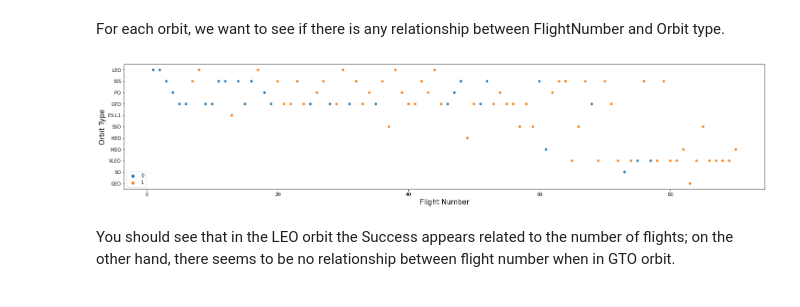
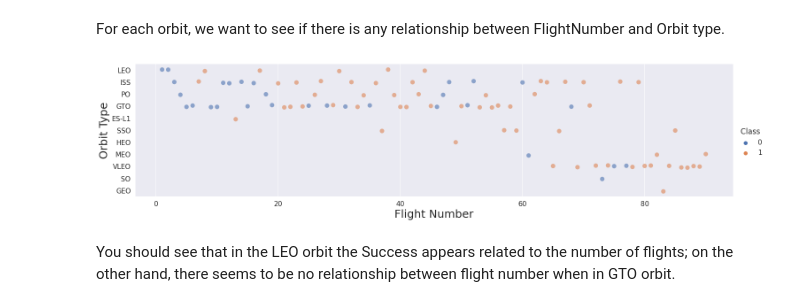
Before and after one commit to Protospi/IBM-dataScience-capstoneProj, a Jupyter notebook: jupyter-labs-eda-dataviz.ipynb, the cells around one changed output. Saved outputs shown, nothing was run; the diff lists cells and outputs as text; code cells hidden in the pictures.

```diff
--- a/jupyter-labs-eda-dataviz.ipynb
+++ b/jupyter-labs-eda-dataviz.ipynb
@@ -84,8 +84,9 @@ Next, let's drill down to each site visualize its detailed launch records.
 Use the function <code>catplot</code> to plot <code>FlightNumber</code> vs <code>LaunchSite</code>, set the  parameter <code>x</code>  parameter to <code>FlightNumber</code>,set the  <code>y</code> to <code>Launch Site</code> and set the parameter <code>hue</code> to <code>'class'</code>
 # %%
 # Plot a scatter point chart with x axis to be Flight Number and y axis to be the launch site, and hue to be the class value
-sns.catplot(y="LaunchSite", x="FlightNumber", hue="Class", data=df, aspect = 5)
-plt.xlabel("Flight Number",fontsize=15)
-plt.ylabel("Launch Site",fontsize=15)
+sns.set(font_scale = 1.4)
+sns.catplot(y="LaunchSite", x="FlightNumber", hue="Class", data=df, aspect = 4, s = 10)
+plt.xlabel("Flight Number",fontsize=25)
+plt.ylabel("Launch Site",fontsize=25)
 plt.show()
 # %% [output]
@@ -98,11 +99,9 @@ Now try to explain the patterns you found in the Flight Number vs. Launch Site s
 We also want to observe if there is any relationship between launch sites and their payload mass.
 # %%
 # Plot a scatter point chart with x axis to be Pay Load Mass (kg) and y axis to be the launch site, and hue to be the class value
-fig = plt.gcf()
-fig.set_size_inches(25, 5)
-sns.scatterplot(x="PayloadMass", y="LaunchSite", hue="Class", data=df, alpha = 0.8)
-plt.xlabel("Payload Mass (KG)",fontsize=15)
-plt.ylabel("Lauch Site",fontsize=15)
-plt.legend(loc='center right')
+sns.set(font_scale = 1.4)
+sns.catplot(x="PayloadMass", y="LaunchSite", hue="Class", data=df, aspect = 4, s = 10, alpha = 0.6)
+plt.xlabel("Payload Mass (KG)",fontsize=25)
+plt.ylabel("Lauch Site",fontsize=25)
 plt.show()
 # %% [output]
@@ -124,13 +123,14 @@ Next, we want to visually check if there are any relationship between success ra
 Let's create a `bar chart` for the sucess rate of each orbit
 # %%
 # HINT use groupby method on Orbit column and get the mean of Class column
+sns.set(font_scale = 1.4)
 fig = plt.gcf()
 fig.set_size_inches(20, 5)
 df_g = df.groupby('Orbit')['Class'].mean().to_frame()
 ax = sns.barplot(x=df_g.index, y=df_g.Class)
-plt.xlabel("Orbit",fontsize=15)
-plt.ylabel("Succes Rate",fontsize=15)
+plt.xlabel("Orbit",fontsize=25)
+plt.ylabel("Succes Rate",fontsize=25)
 vals = ax.get_yticks()
-ax.set_yticklabels(['{:,.2%}'.format(x) for x in vals])
+ax.set_yticklabels(['{:,.0%}'.format(x) for x in vals])
 plt.show()
 # %% [output]
@@ -143,15 +143,13 @@ Analyze the ploted bar chart try to find which orbits have high sucess rate.
 For each orbit, we want to see if there is any relationship between FlightNumber and Orbit type.
 # %%
 # Plot a scatter point chart with x axis to be FlightNumber and y axis to be the Orbit, and hue to be the class value
-fig = plt.gcf()
-fig.set_size_inches(25, 5)
-sns.scatterplot(x = 'FlightNumber', y = 'Orbit', data = df, hue = 'Class')
-plt.xlabel("Flight Number",fontsize=15)
-plt.ylabel("Orbit Type",fontsize=15)
-plt.legend(loc='lower left')
+sns.set(font_scale = 1.4)
+sns.catplot(x = 'FlightNumber', y = 'Orbit', data = df, hue = 'Class', aspect = 4, alpha = 0.6, s = 10)
+plt.xlabel("Flight Number",fontsize=25)
+plt.ylabel("Orbit Type",fontsize=25)
 plt.show()
 # %% [output]
-[figure, old version]
+[figure, new version]
 # %% [markdown]
 You should see that in the LEO orbit the Success appears related to the number of flights; on the other hand, there seems to be no relationship between flight number when in GTO orbit.
 # %% [markdown]
```
Also changed, not shown: parts of 6 cells of this notebook.
